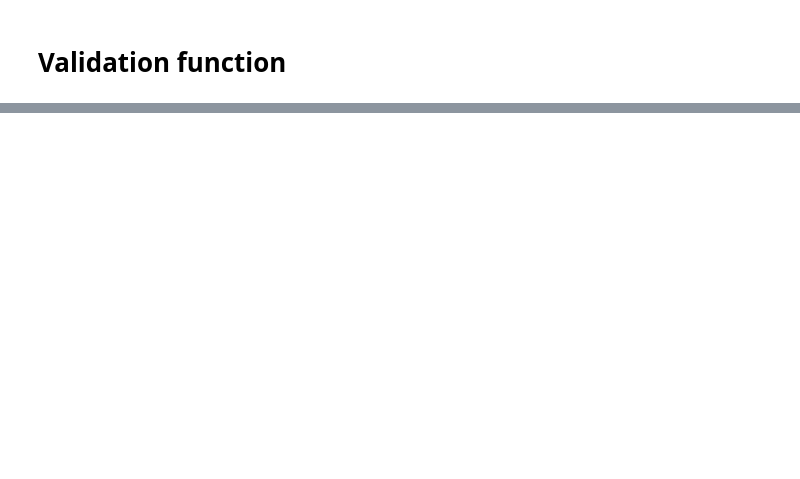
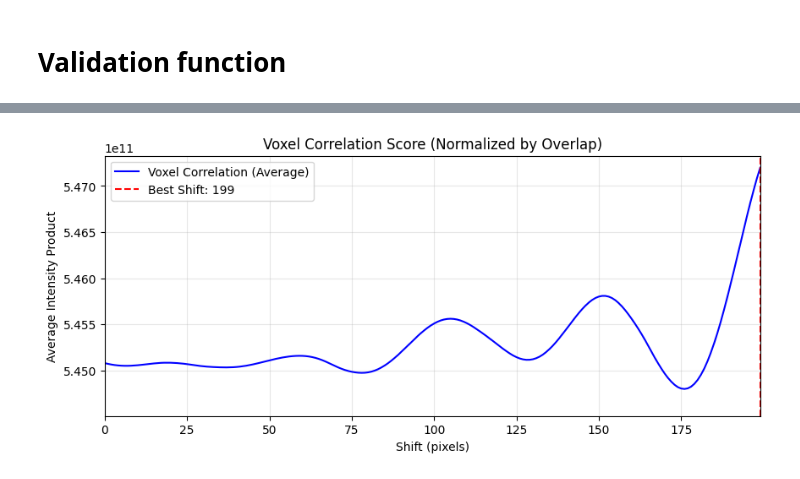
Before and after one commit to bibi848/signal-processing-G2066, a Jupyter notebook: STITCHING/3D_stitch_validation.ipynb, the cells around one changed output, grey strips where cells are left out. Saved outputs shown, nothing was run; the diff lists cells and outputs as text; code cells hidden in the pictures; blank space fills up the shorter version.

```diff
--- a/STITCHING/3D_stitch_validation.ipynb
+++ b/STITCHING/3D_stitch_validation.ipynb
@@ -116,2 +135,93 @@ Error:
 # %% [markdown]
 # Validation function
+# %%
+import numpy as np
+import matplotlib.pyplot as plt
+from scipy.signal import correlate, correlation_lags
+from pathlib import Path
+import napari
+
+def run_voxel_validation_stitcher(vol1, vol2, ignore_z=30):
+    """
+    Compares every voxel by summing products along the x-axis.
+    Divides by the overlap count to remove area bias.
+    """
+    # 1. Crop the Z-axis to reduce systematic correlation (e.g., surface reflections)
+    v1 = vol1[ignore_z:, :, :]
+    v2 = vol2[ignore_z:, :, :]
+
+    # 2. Collapse Y and Z to get a 1D signal
+    # Every point is the sum of all voxels in that X-slice
+    sig1 = np.sum(v1, axis=(0, 1))
+    sig2 = np.sum(v2, axis=(0, 1))
+
+    # 3. Perform Raw Cross-Correlation (Sum of Products)
+    raw_corr = correlate(sig1, sig2, mode='full')
+    lags = correlation_lags(len(sig1), len(sig2), mode='full')
+
+    # 4. DIVIDE BY OVERLAP
+    # Calculate the number of overlapping slices at every lag
+    # This creates a weight array: e.g., if 10 slices overlap, overlap_counts[lag] = 10
+    overlap_counts = np.convolve(np.ones(len(sig1)), np.ones(len(sig2)), mode='full')
+
+    # Divide raw sum by the number of overlapping elements to get the average
+    # We add 1e-10 to prevent division by zero at the extreme edges
+    normalized_corr = raw_corr / (overlap_counts + 1e-10)
+
+    # 5. Find the best shift (restricting to positive shifts)
+    mask = (lags >= 0)
+    valid_lags = lags[mask]
+    valid_corr = normalized_corr[mask]
+
+    best_idx = np.argmax(valid_corr)
+    best_shift = valid_lags[best_idx]
+
+    print(f"[Validation] Best Shift: {best_shift}")
+    return best_shift, lags, normalized_corr
+
+if __name__ == "__main__":
+    IN_DIR = Path.cwd().parent / 'DATA' / '2D TFM Data' / 'FeC Smile 3MHz 04022026 Filtered'
+
+    try:
+        v1 = np.load(IN_DIR / "FeC_40_4_filtered_3D_TFM.npy")
+        v2 = np.load(IN_DIR / "FeC_40_3_filtered_3D_TFM.npy")
+    except FileNotFoundError:
+        print("Data files not found.")
+        exit()
+
+    # 1. Run Validation
+    shift, all_lags, all_corr = run_voxel_validation_stitcher(v1, v2, ignore_z=30)
+
+    # 2. Plot Overlap-Corrected Score vs Shift
+    plt.figure(figsize=(10, 4))
+    plt.plot(all_lags, all_corr, color='blue', label='Voxel Correlation (Average)')
+    plt.axvline(x=shift, color='red', linestyle='--', label=f'Best Shift: {shift}')
+    plt.title("Voxel Correlation Score (Normalized by Overlap)")
+    plt.xlabel("Shift (pixels)")
+    plt.ylabel("Average Intensity Product")
+    plt.xlim(0, max(all_lags))
+    plt.grid(True, alpha=0.3)
+    plt.legend()
+    plt.show()
+
+    # 3. Linear Blend Stitching
+    L1, L2 = v1.shape[2], v2.shape[2]
+    total_len = max(L1, shift + L2)
+    stitched = np.zeros((v1.shape[0], v1.shape[1], total_len), dtype=np.float32)
+
+    stitched[:, :, :L1] = v1
+    overlap = L1 - shift
+    if overlap > 0:
+        ramp = np.linspace(0, 1, overlap).reshape(1, 1, overlap)
+        v1_part = v1[:, :, shift:L1]
+        v2_part = v2[:, :, :overlap]
+        stitched[:, :, shift:L1] = (v1_part * (1-ramp)) + (v2_part * ramp)
+        stitched[:, :, L1:] = v2[:, :, overlap:]
+    else:
+        stitched[:, :, shift:shift+L2] = v2
+
+    # 4. View in Napari
+    viewer = napari.Viewer(title=f"Voxel Validation (Shift: {shift})")
+    viewer.add_image(stitched, colormap="viridis", name="Overlap-Corrected Assembly")
+    napari.run()
+# %% [output]
@@ -117,0 +229 @@ Error:
+[figure, added]
```
Also changed, not shown: parts of 4 cells of this notebook, 3 other files.
